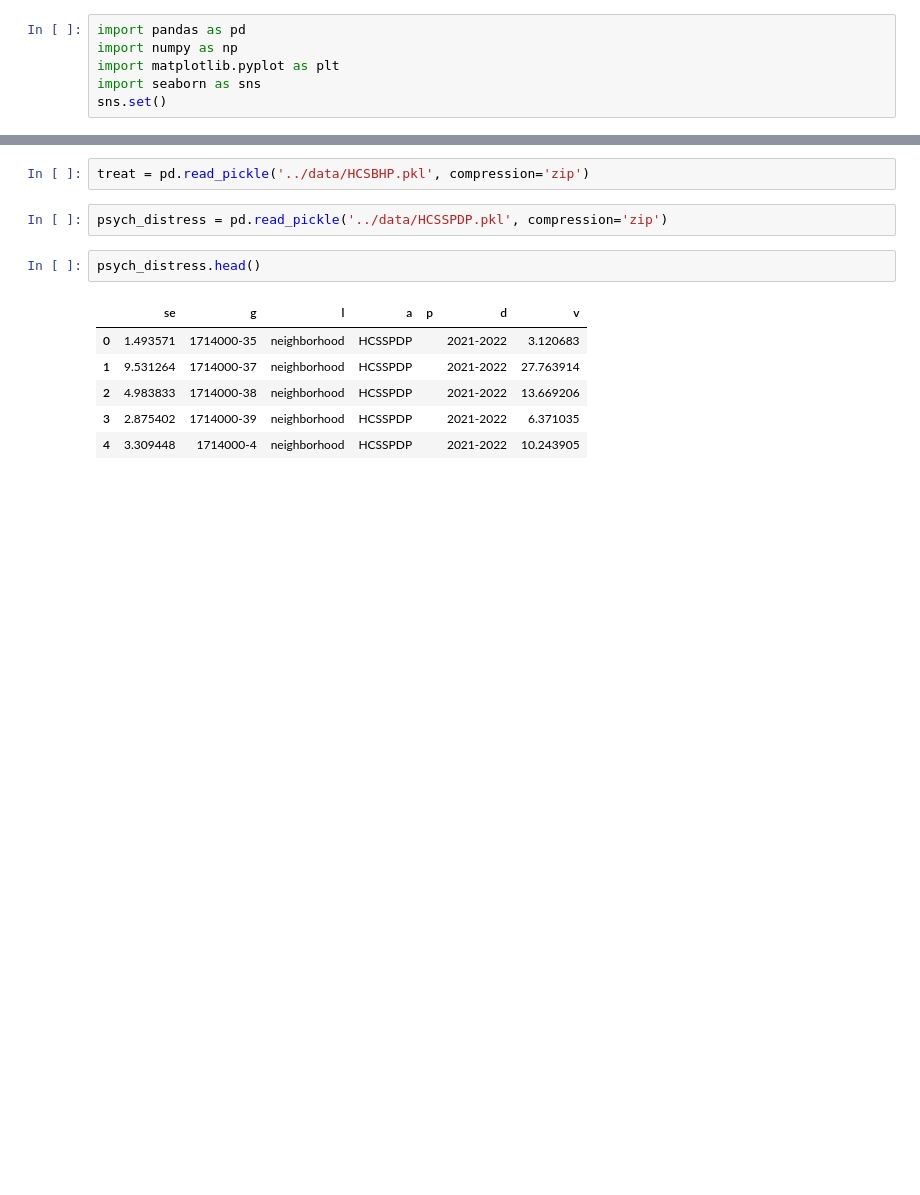
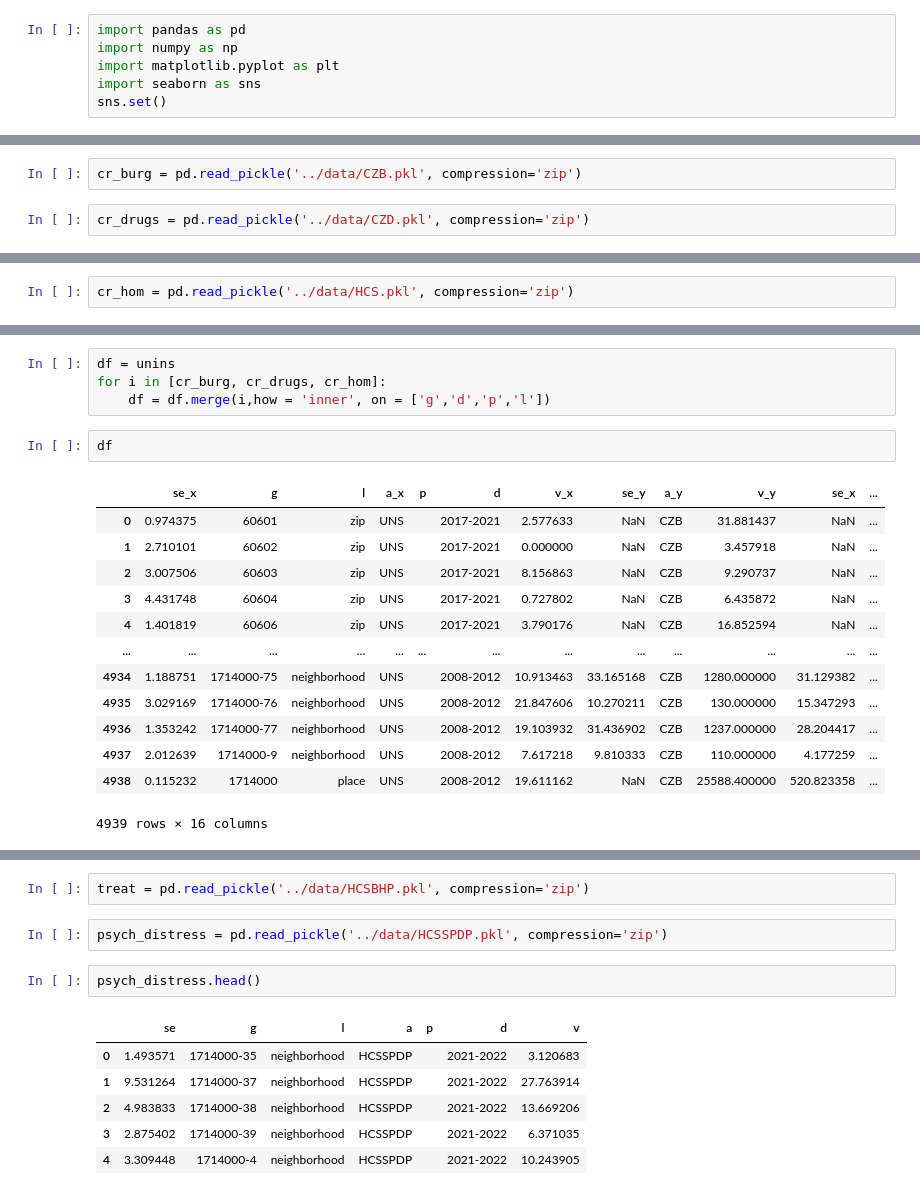
Before and after one commit to ritzba/chicago-crime-mental-health, a Jupyter notebook: code/04_MH-stats.ipynb, the cells around one changed output, grey strips where cells are left out. Cells and saved outputs as stored; diff of their text form; blank space fills up the shorter version.

Commit message:
csv data

```diff
--- a/code/04_MH-stats.ipynb
+++ b/code/04_MH-stats.ipynb
@@ -6,0 +61,4 @@ sns.set()
+# %%
+cr_burg = pd.read_pickle('../data/CZB.pkl', compression='zip')
+# %%
+cr_drugs = pd.read_pickle('../data/CZD.pkl', compression='zip')
@@ -6,0 +89,2 @@ sns.set()
+# %%
+cr_hom = pd.read_pickle('../data/HCS.pkl', compression='zip')
@@ -6,0 +109,20 @@ sns.set()
+# %%
+df = unins
+for i in [cr_burg, cr_drugs, cr_hom]:
+    df = df.merge(i,how = 'inner', on = ['g','d','p','l'])
+# %%
+df
+# %% [output]
+|  | se_x | g | l | a_x | p | d | v_x | se_y | a_y | v_y | se_x | ... |
+| 0 | 0.974375 | 60601 | zip | UNS |  | 2017-2021 | 2.577633 | NaN | CZB | 31.881437 | NaN | ... |
+| 1 | 2.710101 | 60602 | zip | UNS |  | 2017-2021 | 0.000000 | NaN | CZB | 3.457918 | NaN | ... |
+| 2 | 3.007506 | 60603 | zip | UNS |  | 2017-2021 | 8.156863 | NaN | CZB | 9.290737 | NaN | ... |
+| 3 | 4.431748 | 60604 | zip | UNS |  | 2017-2021 | 0.727802 | NaN | CZB | 6.435872 | NaN | ... |
+| 4 | 1.401819 | 60606 | zip | UNS |  | 2017-2021 | 3.790176 | NaN | CZB | 16.852594 | NaN | ... |
+| ... | ... | ... | ... | ... | ... | ... | ... | ... | ... | ... | ... | ... |
+| 4934 | 1.188751 | 1714000-75 | neighborhood | UNS |  | 2008-2012 | 10.913463 | 33.165168 | CZB | 1280.000000 | 31.129382 | ... |
+| 4935 | 3.029169 | 1714000-76 | neighborhood | UNS |  | 2008-2012 | 21.847606 | 10.270211 | CZB | 130.000000 | 15.347293 | ... |
+| 4936 | 1.353242 | 1714000-77 | neighborhood | UNS |  | 2008-2012 | 19.103932 | 31.436902 | CZB | 1237.000000 | 28.204417 | ... |
+| 4937 | 2.012639 | 1714000-9 | neighborhood | UNS |  | 2008-2012 | 7.617218 | 9.810333 | CZB | 110.000000 | 4.177259 | ... |
+| 4938 | 0.115232 | 1714000 | place | UNS |  | 2008-2012 | 19.611162 | NaN | CZB | 25588.400000 | 520.823358 | ... |
+4939 rows × 16 columns
```
Also changed, not shown: parts of 23 cells of this notebook, 45 other files.
